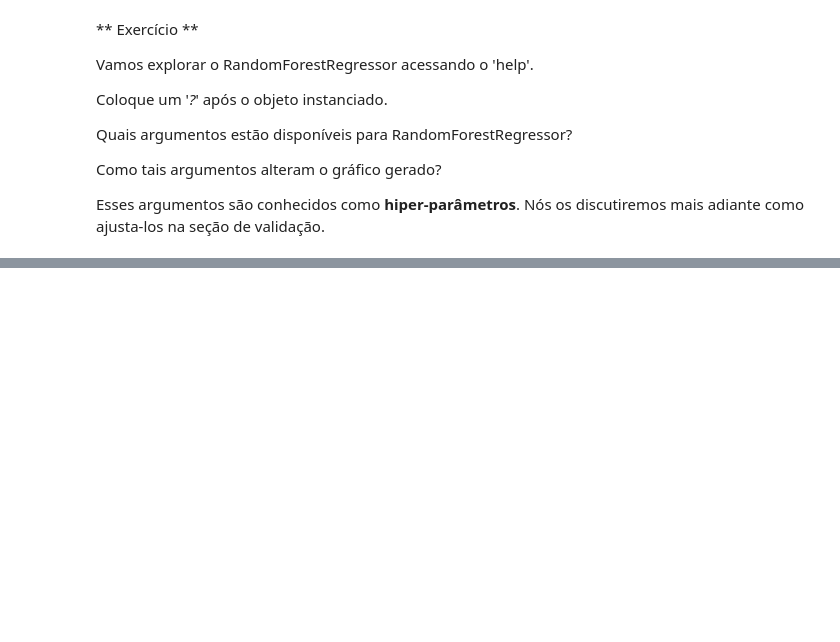
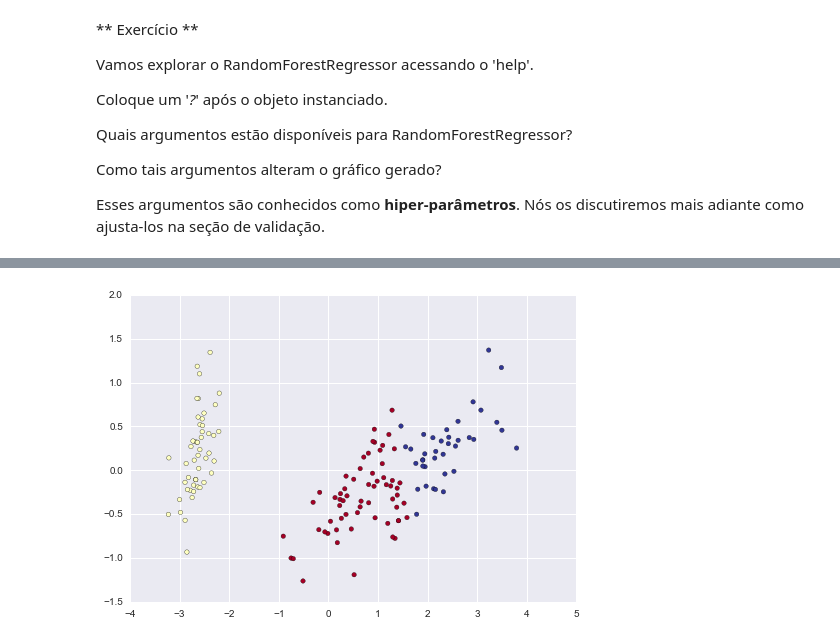
Before and after one commit to andressa/workshop-machinelearning-python, a Jupyter notebook: notebooks/Conceitos Básicos de Machine Learning.ipynb, the cells around one changed output, grey strips where cells are left out. Cells and saved outputs as stored; diff of their text form; code cells hidden in the pictures; blank space fills up the shorter version.

```diff
--- a/notebooks/Conceitos Básicos de Machine Learning.ipynb
+++ b/notebooks/Conceitos Básicos de Machine Learning.ipynb
@@ -194,0 +243,10 @@ Vamos explorar problemas de *Redução de Dimensões* e *Clusterização*
+# %%
+from sklearn.cluster import KMeans
+k_means = KMeans(n_clusters=3, random_state=0)
+k_means.fit(X)
+y_pred = k_means.predict(X)
+
+pl.scatter(X_reduced[:, 0], X_reduced[:, 1], c=y_pred,
+           cmap='RdYlBu');
+# %% [output]
+[figure, added]
```
Also changed, not shown: parts of 7 cells of this notebook.
